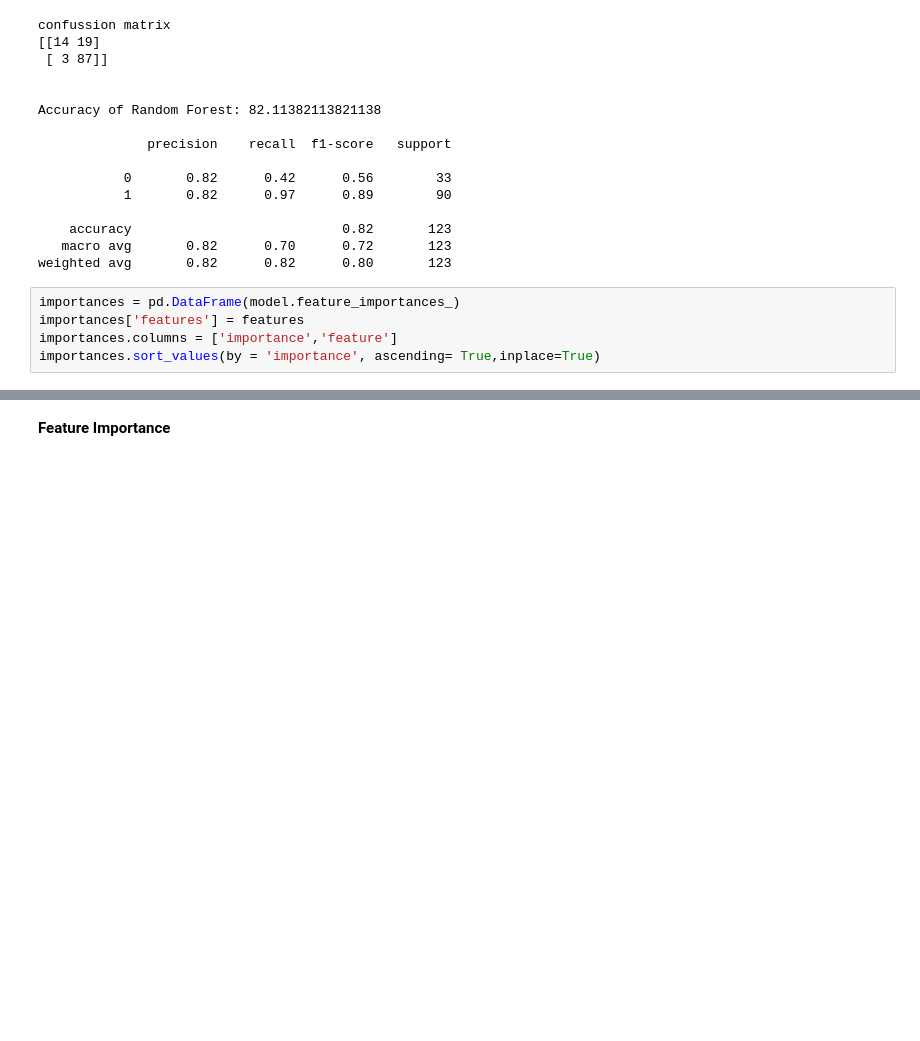
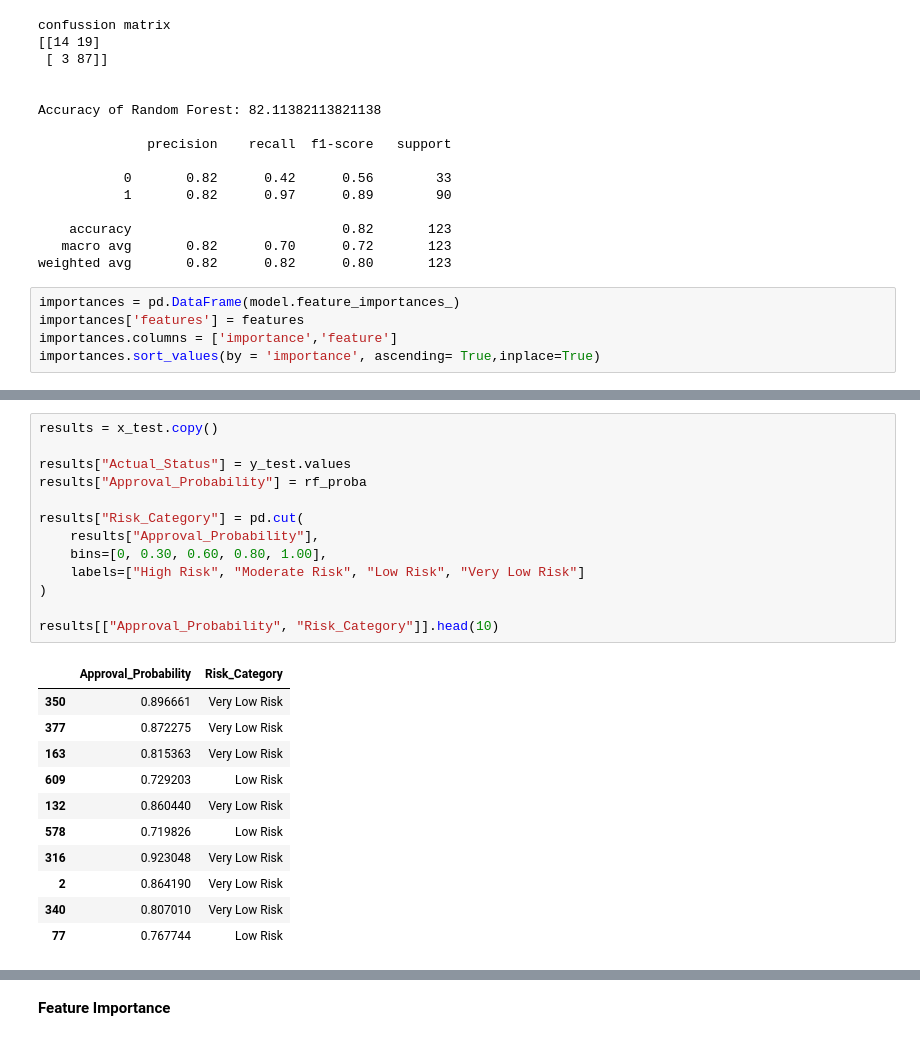
Before and after one commit to ge25anshika-hue/Loan_Prediction_Model, a Jupyter notebook: Loan_Approval_Prediction.ipynb, the cells around one changed output, grey strips where cells are left out. Cells and saved outputs as stored; diff of their text form; blank space fills up the shorter version.

```diff
--- a/Loan_Approval_Prediction.ipynb
+++ b/Loan_Approval_Prediction.ipynb
@@ -252,0 +265,25 @@ importances.sort_values(by = 'importance', ascending= True,inplace=True)
+# %%
+results = x_test.copy()
+
+results["Actual_Status"] = y_test.values
+results["Approval_Probability"] = rf_proba
+
+results["Risk_Category"] = pd.cut(
+    results["Approval_Probability"],
+    bins=[0, 0.30, 0.60, 0.80, 1.00],
+    labels=["High Risk", "Moderate Risk", "Low Risk", "Very Low Risk"]
+)
+
+results[["Approval_Probability", "Risk_Category"]].head(10)
+# %% [output]
+|  | Approval_Probability | Risk_Category |
+| 350 | 0.896661 | Very Low Risk |
+| 377 | 0.872275 | Very Low Risk |
+| 163 | 0.815363 | Very Low Risk |
+| 609 | 0.729203 | Low Risk |
+| 132 | 0.860440 | Very Low Risk |
+| 578 | 0.719826 | Low Risk |
+| 316 | 0.923048 | Very Low Risk |
+| 2 | 0.864190 | Very Low Risk |
+| 340 | 0.807010 | Very Low Risk |
+| 77 | 0.767744 | Low Risk |
```
Also changed, not shown: parts of 9 cells of this notebook.
